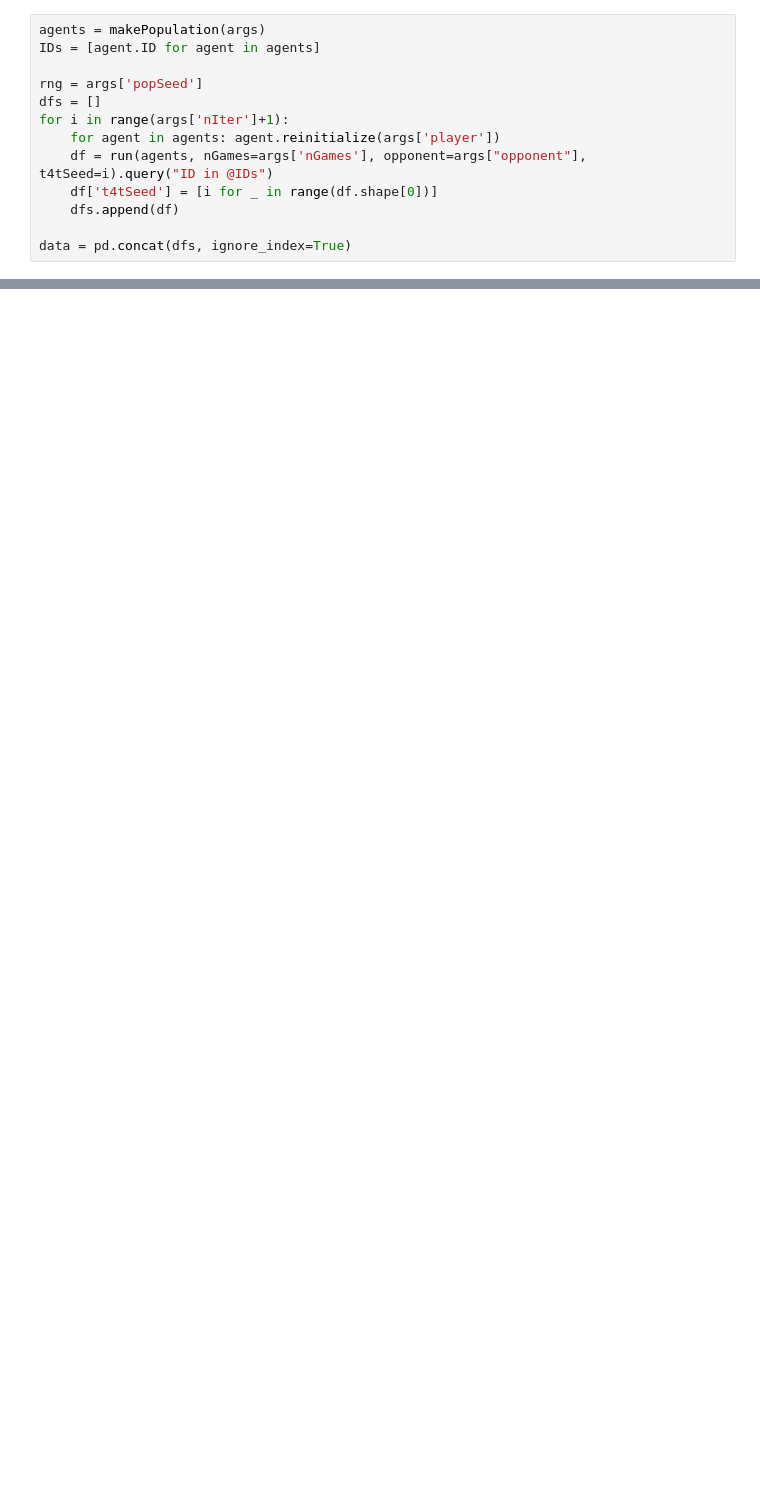
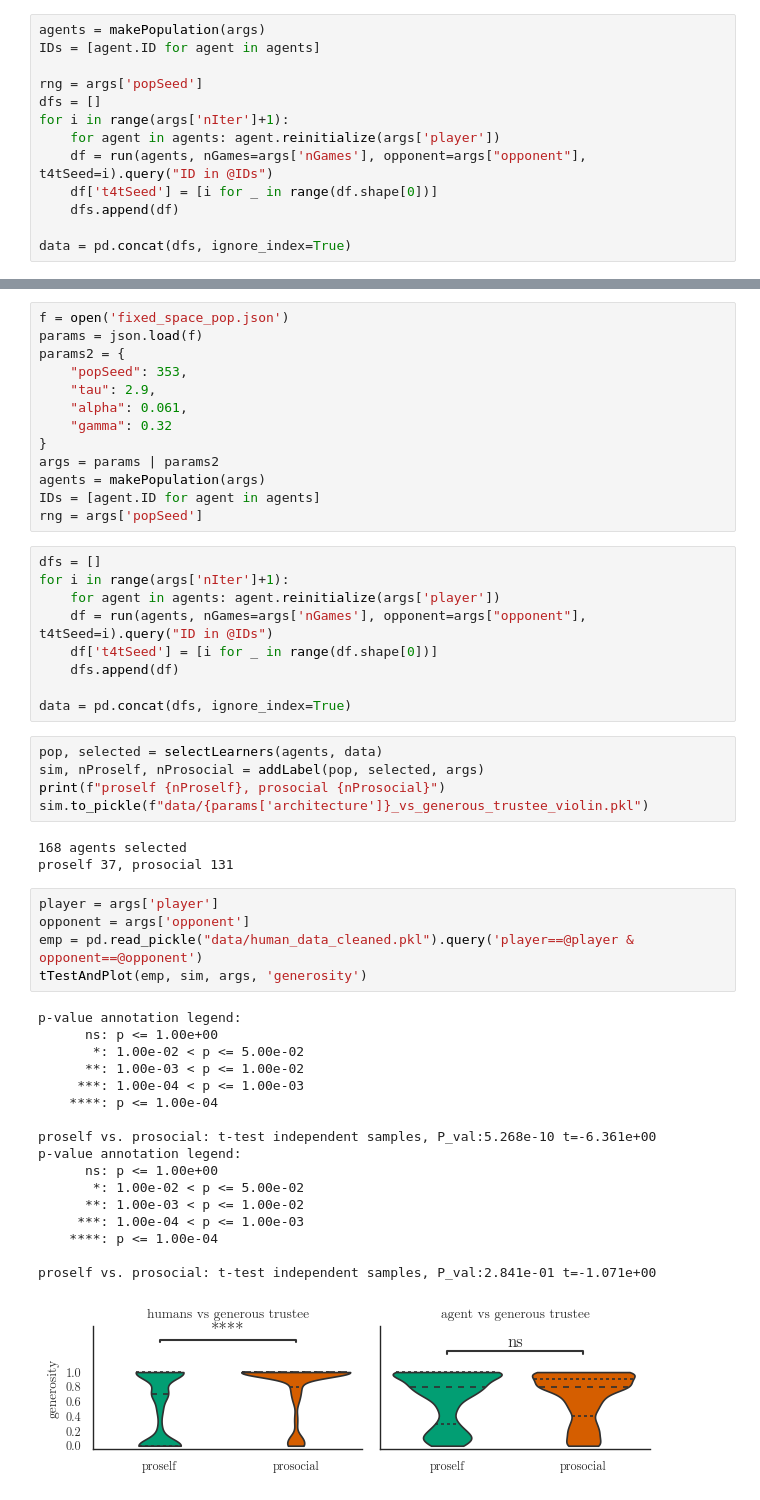
Before and after one commit to psipeter/social-value-orientation, a Jupyter notebook: agent_populations.ipynb, the cells around one changed output, grey strips where cells are left out. Cells and saved outputs as stored; diff of their text form; blank space fills up the shorter version.

```diff
--- a/agent_populations.ipynb
+++ b/agent_populations.ipynb
@@ -225,0 +292,53 @@ retestAndPlot(pop, sim, args)
+# %%
+f = open('fixed_space_pop.json')
+params = json.load(f)
+params2 = {
+    "popSeed": 353,
+    "tau": 2.9,
+    "alpha": 0.061,
+    "gamma": 0.32
+}
+args = params | params2
+agents = makePopulation(args)
+IDs = [agent.ID for agent in agents]
+rng = args['popSeed']
+# %%
+dfs = []
+for i in range(args['nIter']+1):
+    for agent in agents: agent.reinitialize(args['player'])
+    df = run(agents, nGames=args['nGames'], opponent=args["opponent"], t4tSeed=i).query("ID in @IDs")
+    df['t4tSeed'] = [i for _ in range(df.shape[0])]
+    dfs.append(df)
+
+data = pd.concat(dfs, ignore_index=True)
+# %%
+pop, selected = selectLearners(agents, data)
+sim, nProself, nProsocial = addLabel(pop, selected, args)
+print(f"proself {nProself}, prosocial {nProsocial}")
+sim.to_pickle(f"data/{params['architecture']}_vs_generous_trustee_violin.pkl")
+# %% [output]
+168 agents selected
+proself 37, prosocial 131
+# %%
+player = args['player']
+opponent = args['opponent']
+emp = pd.read_pickle("data/human_data_cleaned.pkl").query('player==@player & opponent==@opponent')
+tTestAndPlot(emp, sim, args, 'generosity')
+# %% [output]
+p-value annotation legend:
+      ns: p <= 1.00e+00
+       *: 1.00e-02 < p <= 5.00e-02
+      **: 1.00e-03 < p <= 1.00e-02
+     ***: 1.00e-04 < p <= 1.00e-03
+    ****: p <= 1.00e-04
+
+proself vs. prosocial: t-test independent samples, P_val:5.268e-10 t=-6.361e+00
+p-value annotation legend:
+      ns: p <= 1.00e+00
+       *: 1.00e-02 < p <= 5.00e-02
+      **: 1.00e-03 < p <= 1.00e-02
+     ***: 1.00e-04 < p <= 1.00e-03
+    ****: p <= 1.00e-04
+
+proself vs. prosocial: t-test independent samples, P_val:2.841e-01 t=-1.071e+00
+[figure, added]
```
Also changed, not shown: parts of 22 cells of this notebook, 4 other files.
